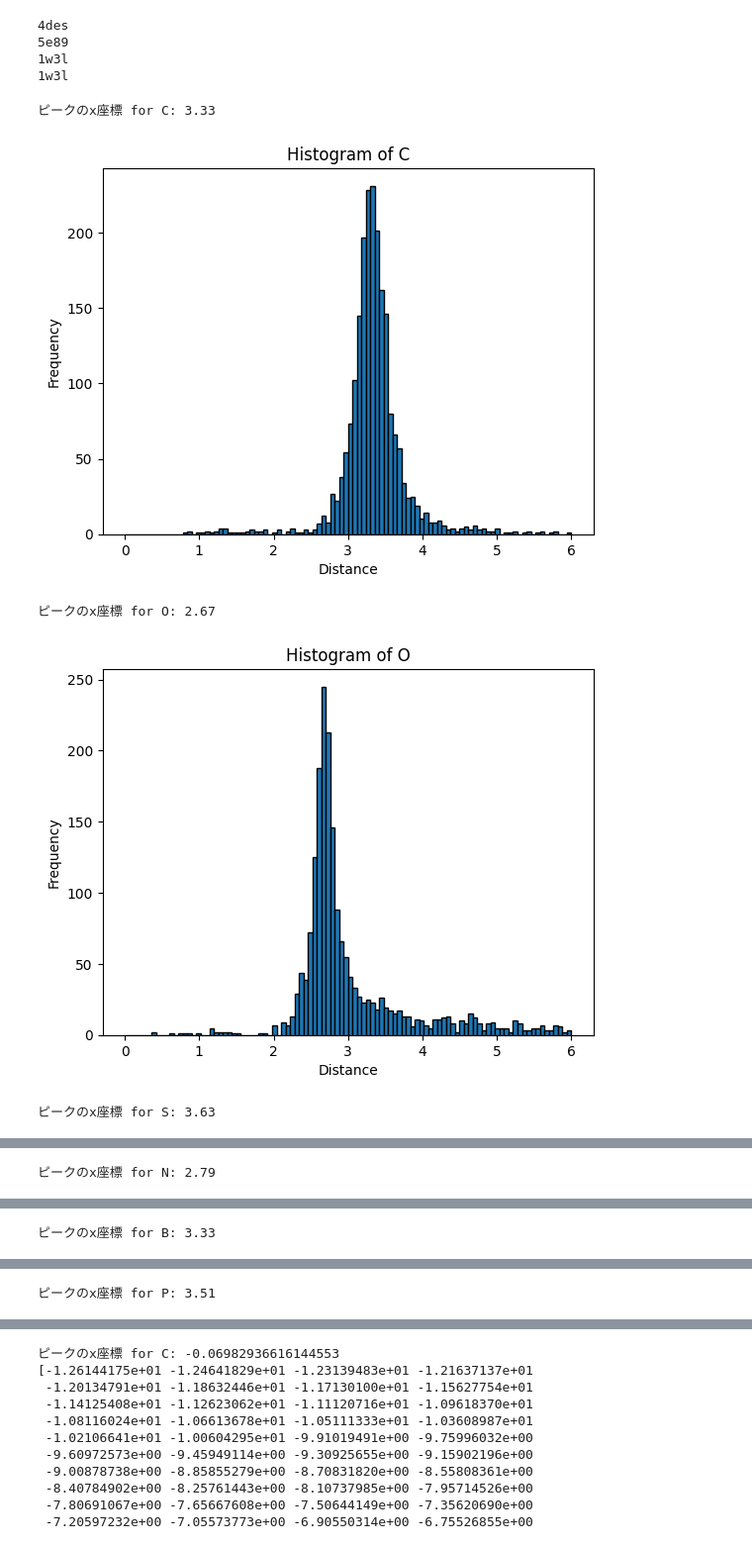
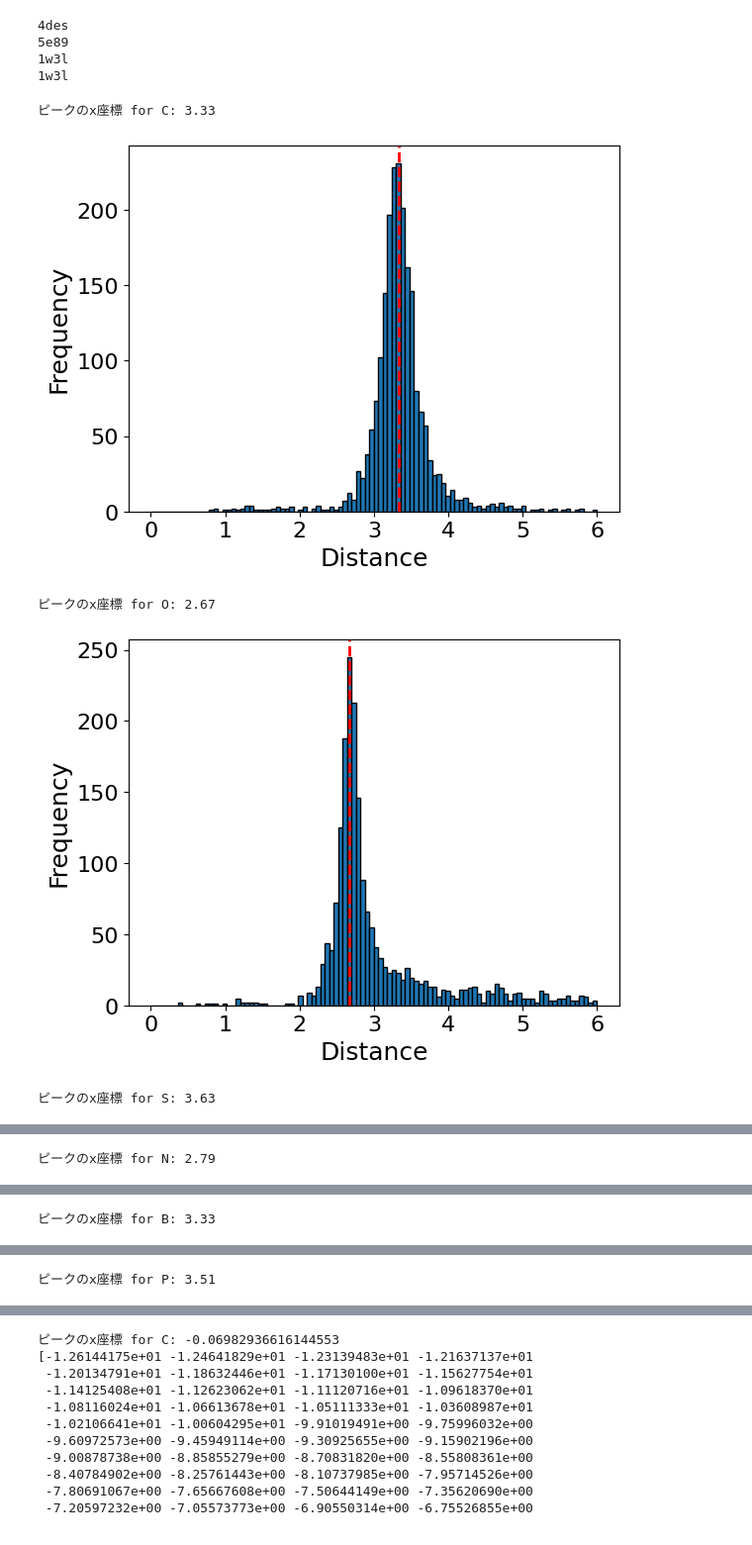
Before and after one commit to i-yuki23/research, a Jupyter notebook: src/analysis/define_threshold_of_labeling.ipynb, the cells around one changed output, grey strips where cells are left out. Shown at 99% size. Drawn from its saved outputs; the diff is of its cells as text; code cells hidden in the pictures.

```diff
--- a/src/analysis/define_threshold_of_labeling.ipynb
+++ b/src/analysis/define_threshold_of_labeling.ipynb
@@ -34,23 +34,26 @@ print(pdb_names_for_each_element['O'][1748])
 # %%
 import numpy as np
 import matplotlib.pyplot as plt
 
 for element in closet_water_distance_to_ligand_for_each_element:
     plt.figure()  # 新しい図を作成
     counts, bins, _ = plt.hist(closet_water_distance_to_ligand_for_each_element[element], bins=100, range=(0, 6), edgecolor='black')
-    plt.xlabel('Distance')
-    plt.ylabel('Frequency')
-    plt.title(f'Histogram of {element}')
+    plt.xlabel('Distance', fontsize=18)
+    plt.ylabel('Frequency', fontsize=18)
+    # plt.title(f'Histogram of {element}')
 
     # ピークのx座標を求める
     peak_index = np.argmax(counts)
     peak_x = (bins[peak_index] + bins[peak_index + 1]) / 2
     print(f'ピークのx座標 for {element}: {peak_x}')
+    plt.tick_params(axis='both', which='major', labelsize=16)
+    plt.axvline(x=peak_x, color='red', linestyle='--', linewidth=2, label='Threshold (x=3)')
+
 
     plt.show()
 # %% [output]
 ピークのx座標 for C: 3.33
-[figure, old version]
+[figure, new version]
 ピークのx座標 for O: 2.67
-[figure, old version]
+[figure, new version]
 ピークのx座標 for S: 3.63
```
Also changed, not shown: parts of 1 cell of this notebook, 9 other files.
